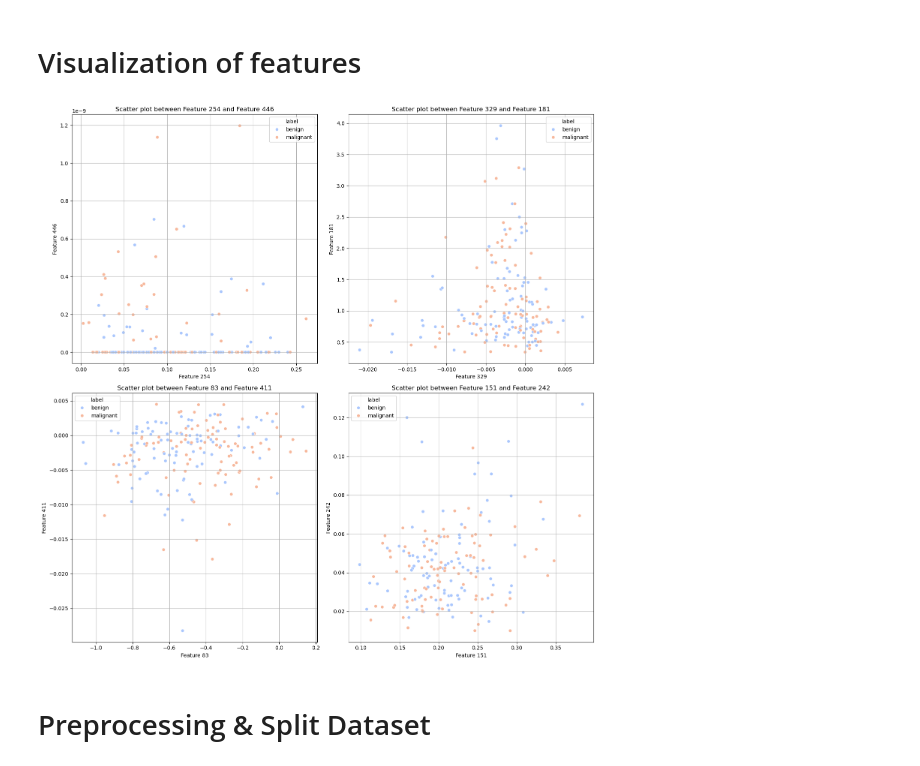
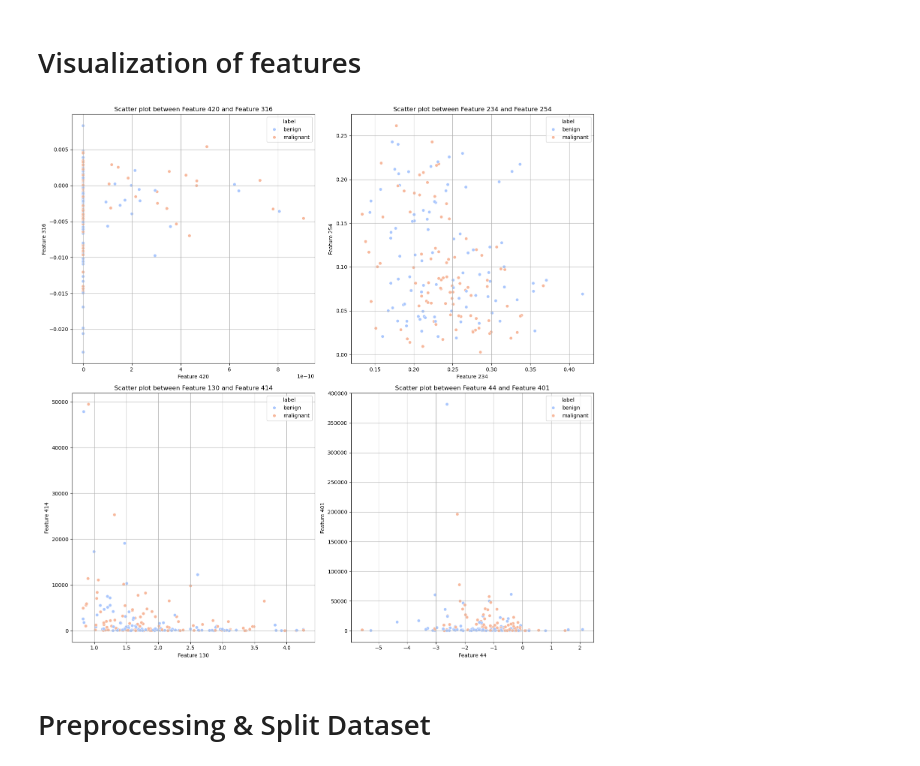
Before and after one commit to aleslorrie/TM10007_PROJECT, a Jupyter notebook: assignment_ML_final.ipynb, the cells around one changed output. Drawn from its saved outputs; the diff is of its cells as text; code cells hidden in the pictures.

Commit message:
toevoegen en normaal verdeeld gefixt

```diff
--- a/assignment_ML_final.ipynb
+++ b/assignment_ML_final.ipynb
@@ -124,26 +124,27 @@ Name: count, dtype: int64
 # %%
 # For loop with a 4 subplots in which 2 features are put against eachother to visualize the data
 fig = plt.figure(figsize=(15, 15))
-#random state toevoegen
+
 for i in range(4):
     # Select 2 random features, replace=false to no select a feature double
-    random_columns = np.random.choice(data.columns[1:], size=2, replace=False)
+    random_state_np = np.random.default_rng(seed=i)
+    random_columns = random_state_np.choice(data.columns[1:], size=2,replace=False)
 
     # Using the index number of the feature for the title, +1 to make it human readable
     feature_num1 = list(data.columns).index(random_columns[0]) + 1
     feature_num2 = list(data.columns).index(random_columns[1]) + 1
 
     ax = fig.add_subplot(2, 2, i + 1)
     sns.scatterplot(x=data[random_columns[0]], y=data[random_columns[1]], hue=data['label'], palette='coolwarm', ax=ax)
     ax.set_title(f"Scatter plot between Feature {feature_num1} and Feature {feature_num2}")
     ax.set_xlabel(f"Feature {feature_num1}")
     ax.set_ylabel(f"Feature {feature_num2}")
     ax.grid(True)
 
 plt.tight_layout()
 plt.show()
 # %% [output]
-[figure, old version]
+[figure, new version]
 # %% [markdown]
 # Preprocessing & Split Dataset
 # %%
```
Also changed, not shown: parts of 11 cells of this notebook.
